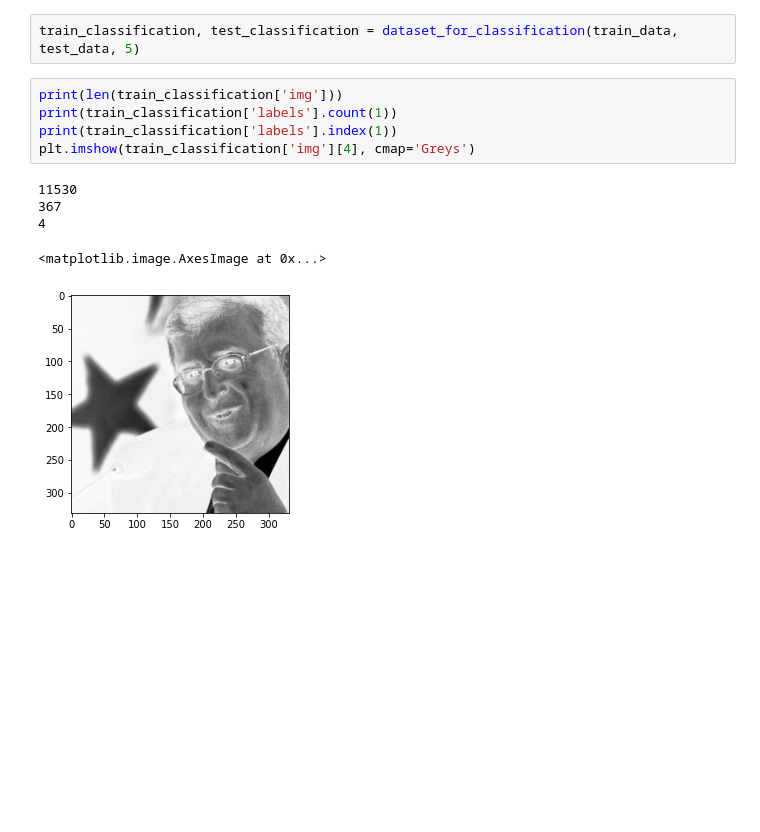
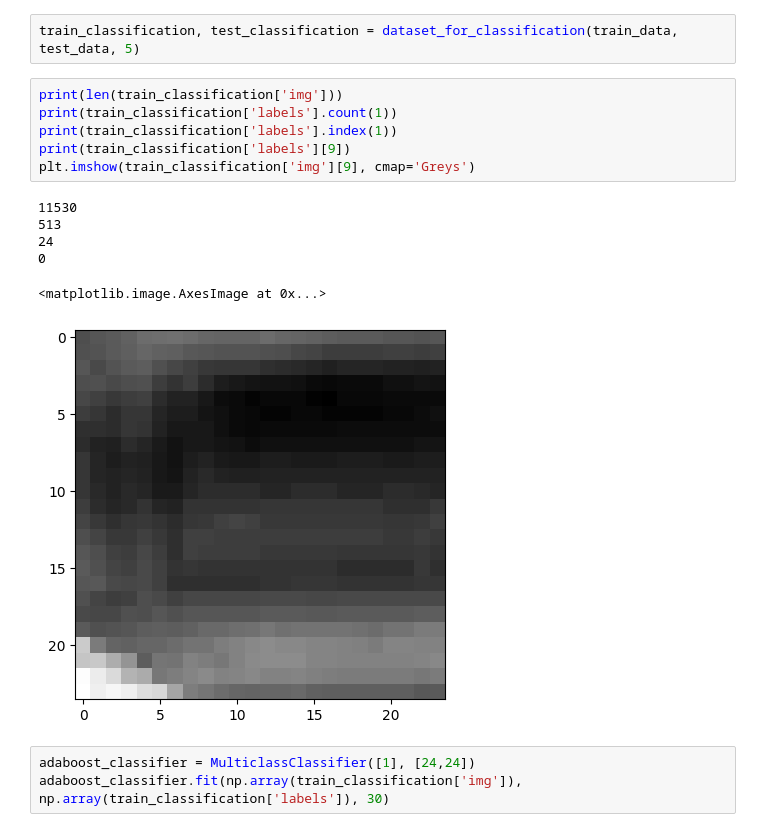
Before and after one commit to Kun-777/Adaboost-Yolov1_FDDB, a Jupyter notebook: a5.ipynb, the cells around one changed output. Cells and saved outputs as stored; diff of their text form; blank space fills up the shorter version.

Commit message:
fixing classification dataset

```diff
--- a/a5.ipynb
+++ b/a5.ipynb
@@ -42,11 +44,16 @@ train_classification, test_classification = dataset_for_classification(train_dat
 # %%
 print(len(train_classification['img']))
 print(train_classification['labels'].count(1))
 print(train_classification['labels'].index(1))
-plt.imshow(train_classification['img'][4], cmap='Greys')
+print(train_classification['labels'][9])
+plt.imshow(train_classification['img'][9], cmap='Greys')
 # %% [output]
 11530
-367
-4
+513
+24
+0
 <matplotlib.image.AxesImage at 0x...>
-[figure, old version]
+[figure, new version]
+# %%
+adaboost_classifier = MulticlassClassifier([1], [24,24])
+adaboost_classifier.fit(np.array(train_classification['img']), np.array(train_classification['labels']), 30)
```
Also changed, not shown: parts of 4 cells of this notebook, 2 other files.
